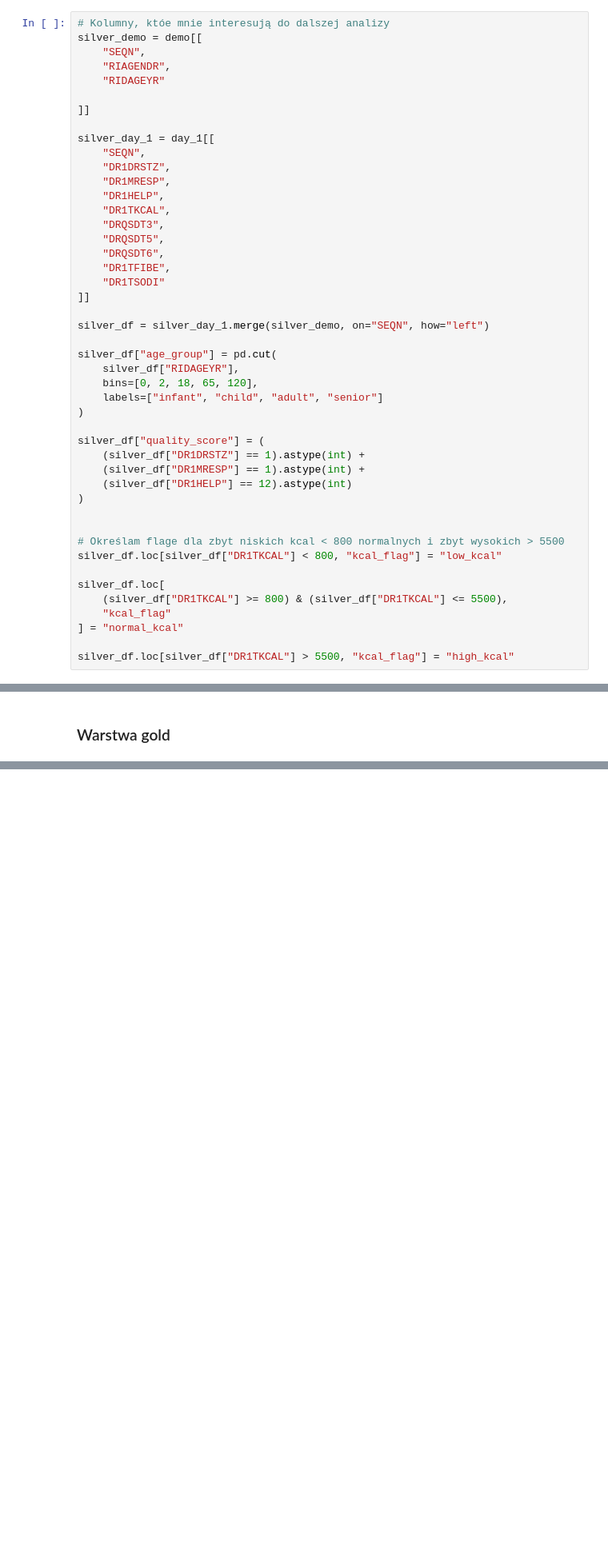
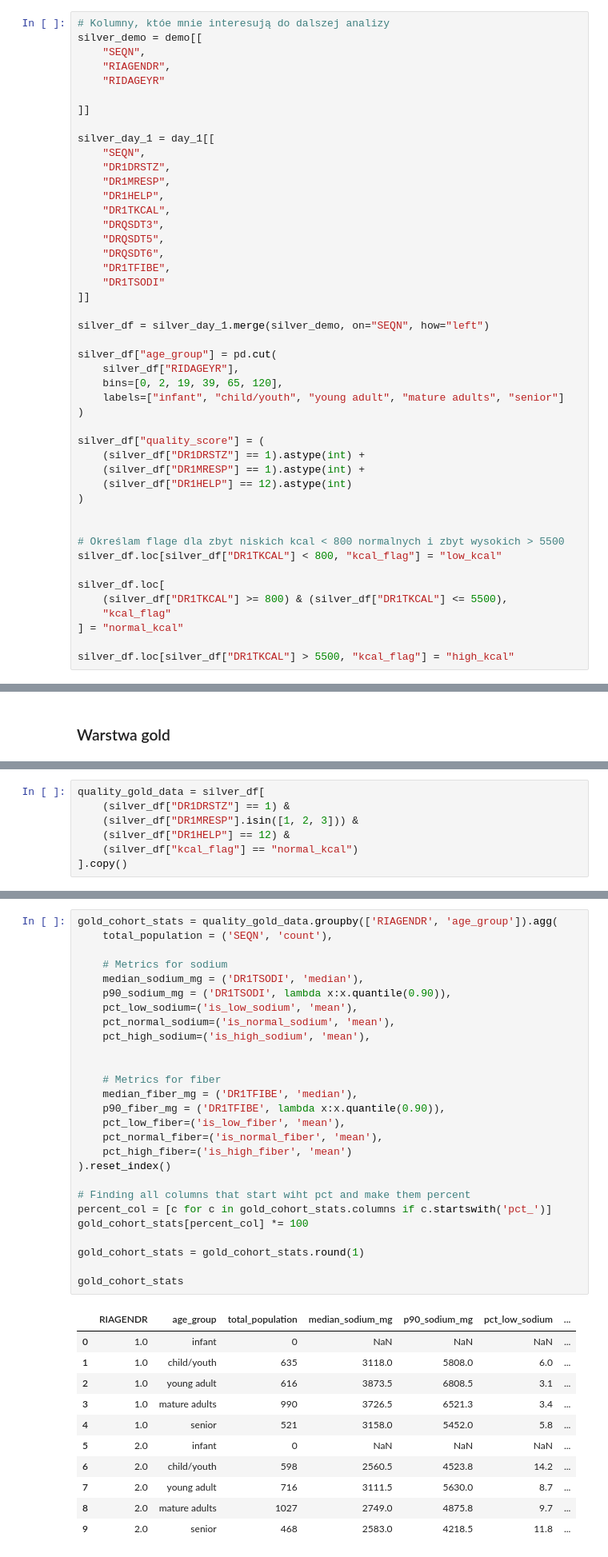
Before and after one commit to PrzybyszB/PubChat, a Jupyter notebook: jupyter.ipynb, the cells around one changed output, grey strips where cells are left out. Shown at 80% size. Saved outputs shown, nothing was run; the diff lists cells and outputs as text; blank space fills up the shorter version.

Commit message:
Adding cohort to gold_df

```diff
--- a/jupyter.ipynb
+++ b/jupyter.ipynb
@@ -109,8 +109,8 @@ silver_df = silver_day_1.merge(silver_demo, on="SEQN", how="left")
 
 silver_df["age_group"] = pd.cut(
     silver_df["RIDAGEYR"],
-    bins=[0, 2, 18, 65, 120],
-    labels=["infant", "child", "adult", "senior"]
+    bins=[0, 2, 19, 39, 65, 120],
+    labels=["infant", "child/youth", "young adult", "mature adults", "senior"]
 )
 
 silver_df["quality_score"] = (
@@ -234,0 +184,7 @@ Name: count, dtype: int64
+# %%
+quality_gold_data = silver_df[
+    (silver_df["DR1DRSTZ"] == 1) &
+    (silver_df["DR1MRESP"].isin([1, 2, 3])) &
+    (silver_df["DR1HELP"] == 12) &
+    (silver_df["kcal_flag"] == "normal_kcal")
+].copy()
@@ -234,0 +193,39 @@ Name: count, dtype: int64
+# %%
+gold_cohort_stats = quality_gold_data.groupby(['RIAGENDR', 'age_group']).agg(
+    total_population = ('SEQN', 'count'),
+
+    # Metrics for sodium
+    median_sodium_mg = ('DR1TSODI', 'median'),
+    p90_sodium_mg = ('DR1TSODI', lambda x:x.quantile(0.90)),
+    pct_low_sodium=('is_low_sodium', 'mean'),
+    pct_normal_sodium=('is_normal_sodium', 'mean'),
+    pct_high_sodium=('is_high_sodium', 'mean'),
+
+
+    # Metrics for fiber
+    median_fiber_mg = ('DR1TFIBE', 'median'),
+    p90_fiber_mg = ('DR1TFIBE', lambda x:x.quantile(0.90)),
+    pct_low_fiber=('is_low_fiber', 'mean'),
+    pct_normal_fiber=('is_normal_fiber', 'mean'),
+    pct_high_fiber=('is_high_fiber', 'mean')
+).reset_index()
+
+# Finding all columns that start wiht pct and make them percent
+percent_col = [c for c in gold_cohort_stats.columns if c.startswith('pct_')]
+gold_cohort_stats[percent_col] *= 100
+
+gold_cohort_stats = gold_cohort_stats.round(1)
+
+gold_cohort_stats
+# %% [output]
+|  | RIAGENDR | age_group | total_population | median_sodium_mg | p90_sodium_mg | pct_low_sodium | ... |
+| 0 | 1.0 | infant | 0 | NaN | NaN | NaN | ... |
+| 1 | 1.0 | child/youth | 635 | 3118.0 | 5808.0 | 6.0 | ... |
+| 2 | 1.0 | young adult | 616 | 3873.5 | 6808.5 | 3.1 | ... |
+| 3 | 1.0 | mature adults | 990 | 3726.5 | 6521.3 | 3.4 | ... |
+| 4 | 1.0 | senior | 521 | 3158.0 | 5452.0 | 5.8 | ... |
+| 5 | 2.0 | infant | 0 | NaN | NaN | NaN | ... |
+| 6 | 2.0 | child/youth | 598 | 2560.5 | 4523.8 | 14.2 | ... |
+| 7 | 2.0 | young adult | 716 | 3111.5 | 5630.0 | 8.7 | ... |
+| 8 | 2.0 | mature adults | 1027 | 2749.0 | 4875.8 | 9.7 | ... |
+| 9 | 2.0 | senior | 468 | 2583.0 | 4218.5 | 11.8 | ... |
```
Also changed, not shown: parts of 11 cells of this notebook, 2 other files.
